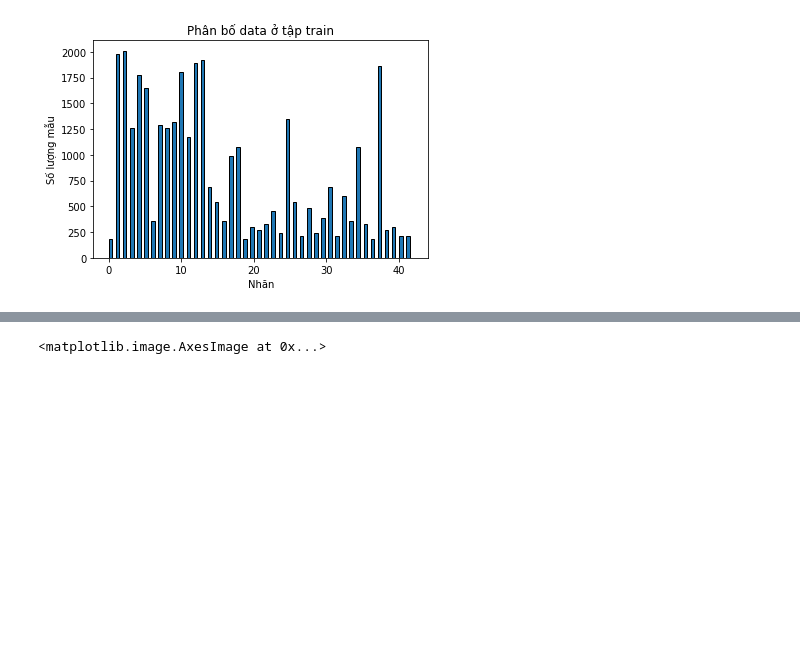
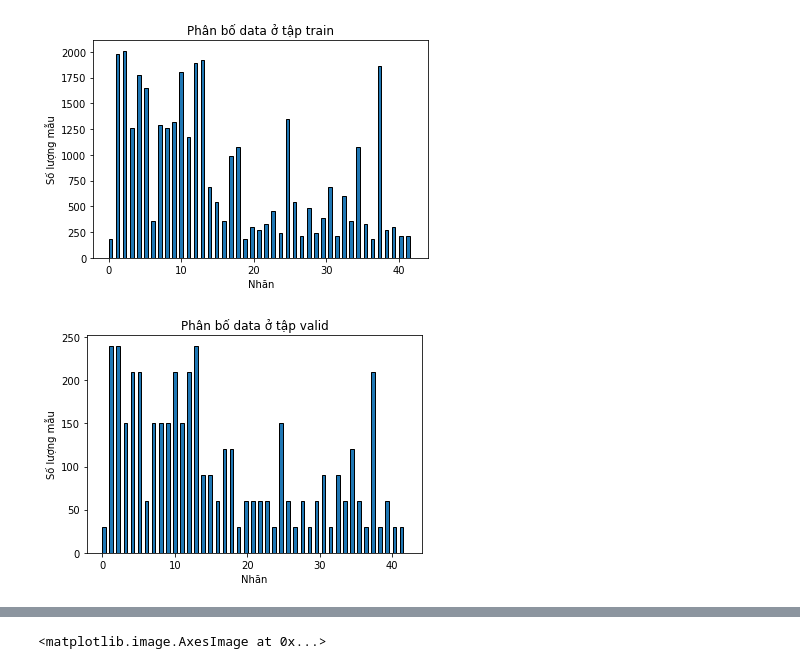
Before and after one commit to hoangdh1/TrafficSignClassification, a Jupyter notebook: TrafficSignClassification.ipynb, the cells around one changed output, grey strips where cells are left out. Cells and saved outputs as stored; diff of their text form; code cells hidden in the pictures; blank space fills up the shorter version.

```diff
--- a/TrafficSignClassification.ipynb
+++ b/TrafficSignClassification.ipynb
@@ -100,3 +186,12 @@ plt.ylabel('Số lượng mẫu')
 plt.show()
 # %% [output]
 [figure]
+# %%
+plt.hist(validY, bins=n_classes, edgecolor='black', width=0.5)
+plt.title('Phân bố data ở tập valid')
+plt.xlabel('Nhãn')
+plt.ylabel('Số lượng mẫu')
+# plt.savefig('valid.png')
+plt.show()
+# %% [output]
+[figure, added]
```
Also changed, not shown: parts of 202 cells of this notebook.
